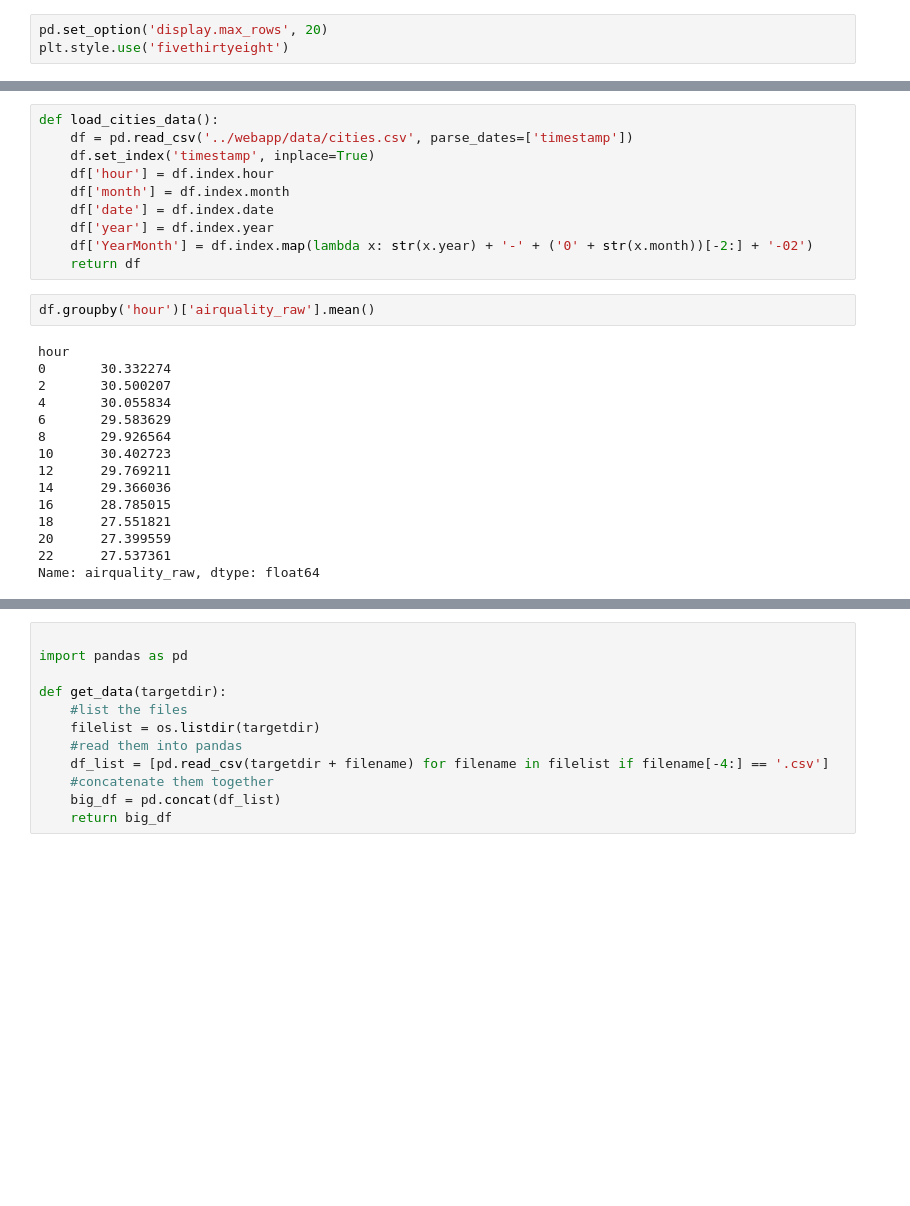
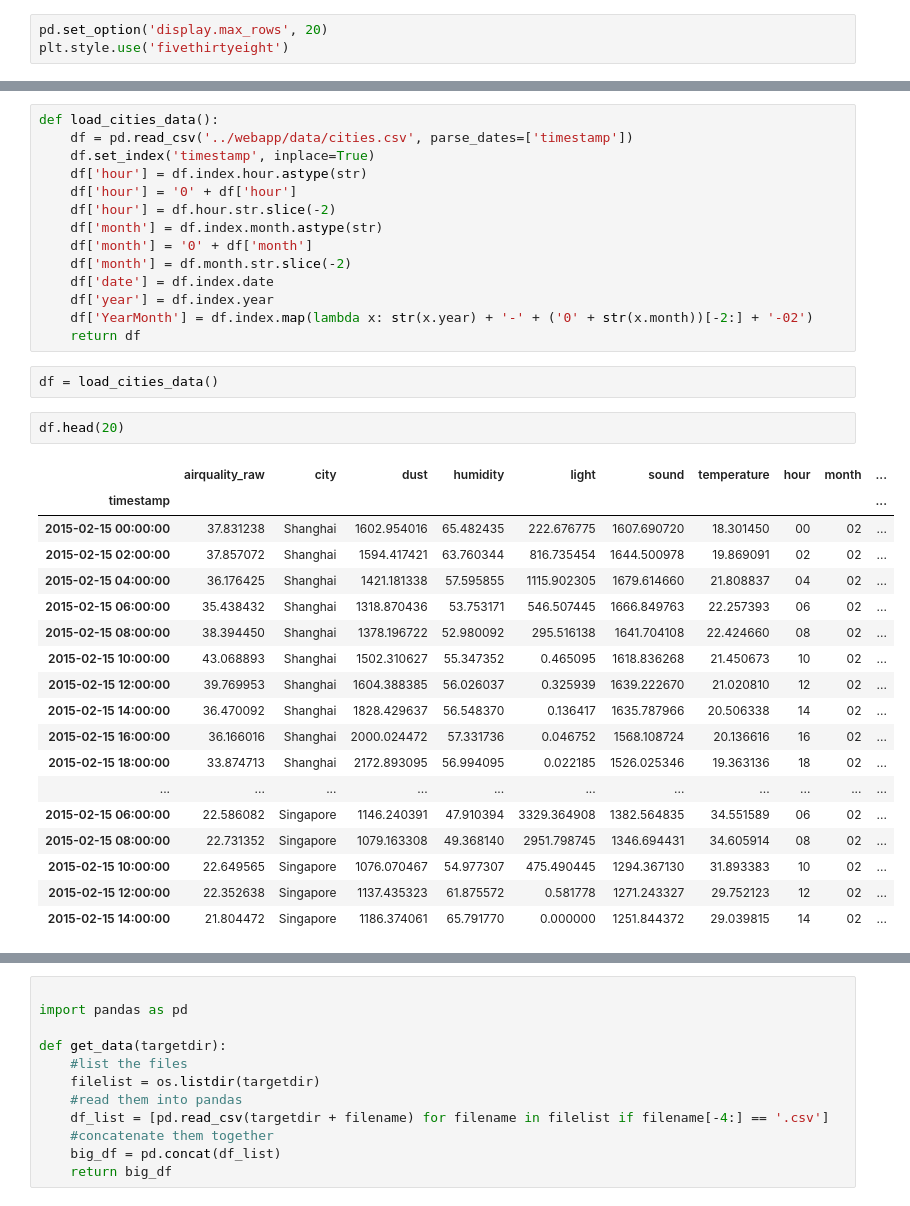
Before and after one commit to kgates-github/datacanvas, a Jupyter notebook: notebooks/data-munging_mod.ipynb, the cells around one changed output, grey strips where cells are left out. Saved outputs shown, nothing was run; the diff lists cells and outputs as text; blank space fills up the shorter version.

Commit message:
update to data extract

```diff
--- a/notebooks/data-munging_mod.ipynb
+++ b/notebooks/data-munging_mod.ipynb
@@ -23,27 +23,37 @@ README.md        notebooks        requirements.txt webapp
 def load_cities_data():
     df = pd.read_csv('../webapp/data/cities.csv', parse_dates=['timestamp'])
     df.set_index('timestamp', inplace=True)
-    df['hour'] = df.index.hour
-    df['month'] = df.index.month
+    df['hour'] = df.index.hour.astype(str)
+    df['hour'] = '0' + df['hour']
+    df['hour'] = df.hour.str.slice(-2)
+    df['month'] = df.index.month.astype(str)
+    df['month'] = '0' + df['month']
+    df['month'] = df.month.str.slice(-2)
     df['date'] = df.index.date
     df['year'] = df.index.year
     df['YearMonth'] = df.index.map(lambda x: str(x.year) + '-' + ('0' + str(x.month))[-2:] + '-02')
     return df
-# %%
-df.groupby('hour')['airquality_raw'].mean()
-# %% [output]
-hour
-0       30.332274
-2       30.500207
-4       30.055834
-6       29.583629
-8       29.926564
-10      30.402723
-12      29.769211
-14      29.366036
-16      28.785015
-18      27.551821
-20      27.399559
-22      27.537361
-Name: airquality_raw, dtype: float64
+# %%
+df = load_cities_data()
+# %%
+df.head(20)
+# %% [output]
+|  | airquality_raw | city | dust | humidity | light | sound | temperature | hour | month | ... |
+| timestamp |  |  |  |  |  |  |  |  |  | ... |
+| 2015-02-15 00:00:00 | 37.831238 | Shanghai | 1602.954016 | 65.482435 | 222.676775 | 1607.690720 | 18.301450 | 00 | 02 | ... |
+| 2015-02-15 02:00:00 | 37.857072 | Shanghai | 1594.417421 | 63.760344 | 816.735454 | 1644.500978 | 19.869091 | 02 | 02 | ... |
+| 2015-02-15 04:00:00 | 36.176425 | Shanghai | 1421.181338 | 57.595855 | 1115.902305 | 1679.614660 | 21.808837 | 04 | 02 | ... |
+| 2015-02-15 06:00:00 | 35.438432 | Shanghai | 1318.870436 | 53.753171 | 546.507445 | 1666.849763 | 22.257393 | 06 | 02 | ... |
+| 2015-02-15 08:00:00 | 38.394450 | Shanghai | 1378.196722 | 52.980092 | 295.516138 | 1641.704108 | 22.424660 | 08 | 02 | ... |
+| 2015-02-15 10:00:00 | 43.068893 | Shanghai | 1502.310627 | 55.347352 | 0.465095 | 1618.836268 | 21.450673 | 10 | 02 | ... |
+| 2015-02-15 12:00:00 | 39.769953 | Shanghai | 1604.388385 | 56.026037 | 0.325939 | 1639.222670 | 21.020810 | 12 | 02 | ... |
+| 2015-02-15 14:00:00 | 36.470092 | Shanghai | 1828.429637 | 56.548370 | 0.136417 | 1635.787966 | 20.506338 | 14 | 02 | ... |
+| 2015-02-15 16:00:00 | 36.166016 | Shanghai | 2000.024472 | 57.331736 | 0.046752 | 1568.108724 | 20.136616 | 16 | 02 | ... |
+| 2015-02-15 18:00:00 | 33.874713 | Shanghai | 2172.893095 | 56.994095 | 0.022185 | 1526.025346 | 19.363136 | 18 | 02 | ... |
+| ... | ... | ... | ... | ... | ... | ... | ... | ... | ... | ... |
+| 2015-02-15 06:00:00 | 22.586082 | Singapore | 1146.240391 | 47.910394 | 3329.364908 | 1382.564835 | 34.551589 | 06 | 02 | ... |
+| 2015-02-15 08:00:00 | 22.731352 | Singapore | 1079.163308 | 49.368140 | 2951.798745 | 1346.694431 | 34.605914 | 08 | 02 | ... |
+| 2015-02-15 10:00:00 | 22.649565 | Singapore | 1076.070467 | 54.977307 | 475.490445 | 1294.367130 | 31.893383 | 10 | 02 | ... |
+| 2015-02-15 12:00:00 | 22.352638 | Singapore | 1137.435323 | 61.875572 | 0.581778 | 1271.243327 | 29.752123 | 12 | 02 | ... |
+| 2015-02-15 14:00:00 | 21.804472 | Singapore | 1186.374061 | 65.791770 | 0.000000 | 1251.844372 | 29.039815 | 14 | 02 | ... |
 # %%
```
Also changed, not shown: parts of 9 cells of this notebook, 4 other files.
